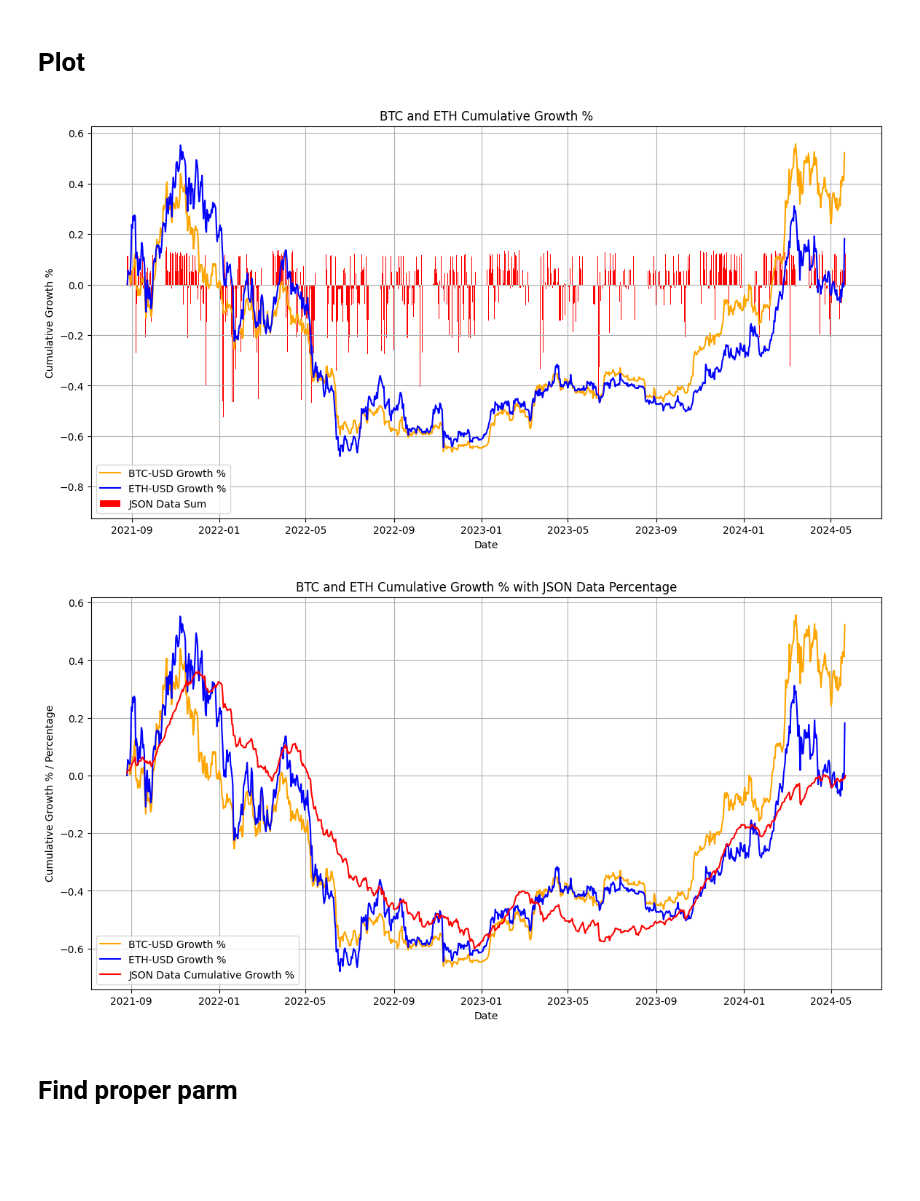
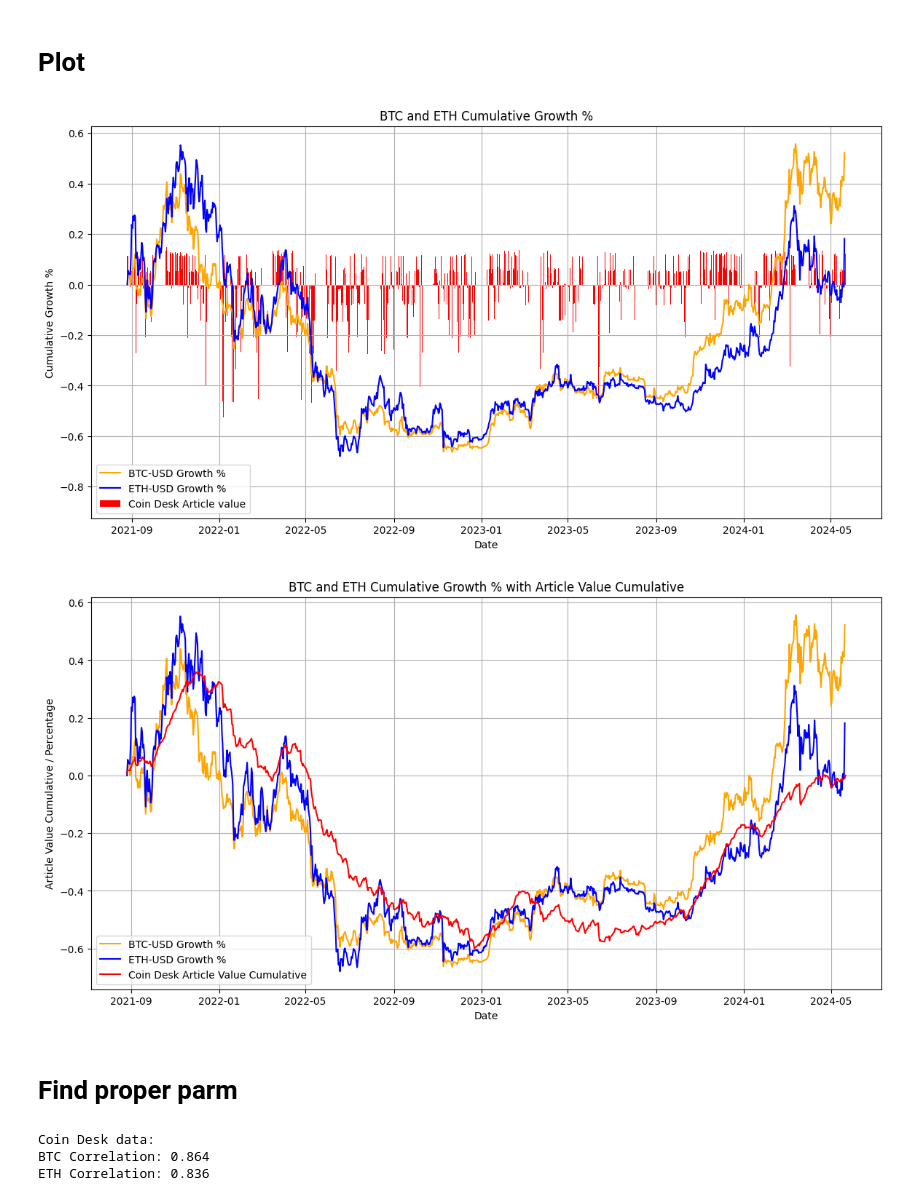
Before and after one commit to nuts-has-been-taken/Crypto-crawler, a Jupyter notebook: data_analysis.ipynb, the cells around one changed output. Cells and saved outputs as stored; diff of their text form; code cells hidden in the pictures; blank space fills up the shorter version.

```diff
--- a/data_analysis.ipynb
+++ b/data_analysis.ipynb
@@ -58,34 +81,37 @@ news_df['Standardized_Value'] = scaler.fit_transform(news_df['Value'].values.res
 # %%
 plt.figure(figsize=(14, 7))
 
 plt.plot(btc_cum_growth, label='BTC-USD Growth %', color='orange')
 plt.plot(eth_cum_growth, label='ETH-USD Growth %', color='blue')
-plt.bar(news_df['Date'], news_df['Standardized_Value'], label='JSON Data Sum', color='red')
+plt.bar(cd_news_df['Date'], cd_news_df['Standardized_Value'], label='Coin Desk Article value', color='red')
+#plt.bar(cs_news_df['Date'], cs_news_df['Standardized_Value'], label='Crypto Slate Article value', color='green')
 
 plt.title('BTC and ETH Cumulative Growth %')
 plt.xlabel('Date')
 plt.ylabel('Cumulative Growth %')
 plt.legend()
 plt.grid(True)
 plt.show()
 # %% [output]
-[figure, old version]
+[figure, new version]
 # %%
-news_df["Cum_art"] = news_df["Standardized_Value"].cumsum() * 0.08
+cd_news_df["Cum_art"] = cd_news_df["Standardized_Value"].cumsum() * 0.08
+cs_news_df["Cum_art"] = cs_news_df["Standardized_Value"].cumsum() * 0.03
 
 plt.figure(figsize=(14, 7))
 
 plt.plot(btc_cum_growth, label='BTC-USD Growth %', color='orange')
 plt.plot(eth_cum_growth, label='ETH-USD Growth %', color='blue')
-plt.plot(news_df['Date'], news_df['Cum_art'], label='JSON Data Cumulative Growth %', color='red')
+plt.plot(cd_news_df['Date'], cd_news_df['Cum_art'], label='Coin Desk Article Value Cumulative', color='red')
+#plt.plot(cs_news_df['Date'], cs_news_df['Cum_art'], label='Crypto Slate Article Value Cumulative', color='green')
 
-plt.title('BTC and ETH Cumulative Growth % with JSON Data Percentage')
+plt.title('BTC and ETH Cumulative Growth % with Article Value Cumulative')
 plt.xlabel('Date')
-plt.ylabel('Cumulative Growth % / Percentage')
+plt.ylabel('Article Value Cumulative / Percentage')
 plt.legend()
 plt.grid(True)
 plt.show()
 # %% [output]
-[figure, old version]
+[figure, new version]
 # %% [markdown]
 # Find proper parm
@@ -91,0 +129,7 @@ plt.show()
+# %%
+print('Coin Desk data:')
+correlation(cd_news_df)
+# %% [output]
+Coin Desk data:
+BTC Correlation: 0.864
+ETH Correlation: 0.836
```
Also changed, not shown: parts of 3 cells of this notebook, 2 other files.
